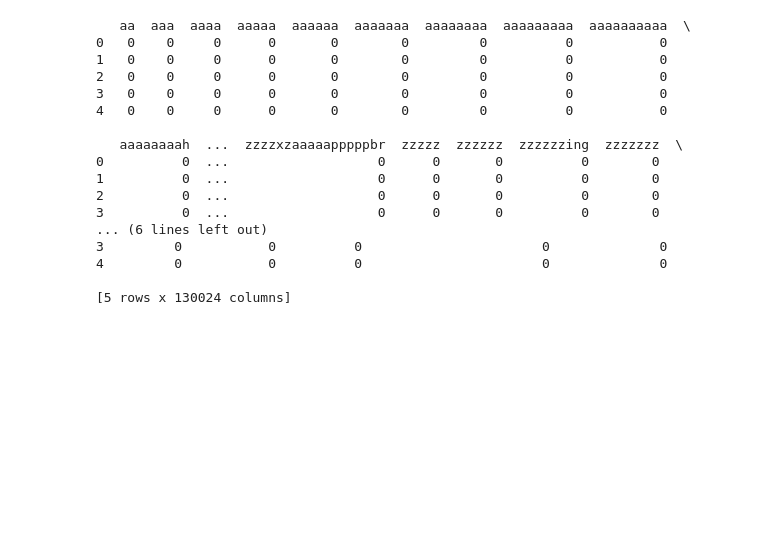
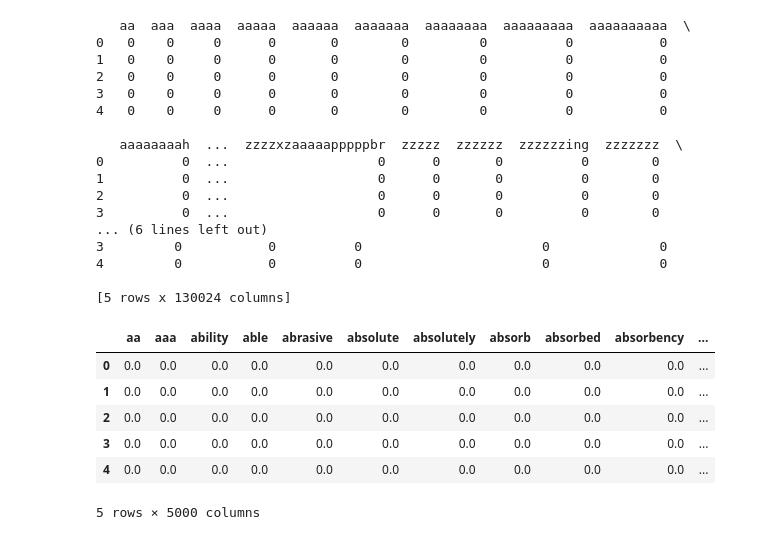
Before and after one commit to afscomercial/nlp, a Jupyter notebook: assigment1.ipynb, the cells around one changed output. Cells and saved outputs as stored; diff of their text form; code cells hidden in the pictures; blank space fills up the shorter version.

Commit message:
TfidfVectorizer

```diff
--- a/assigment1.ipynb
+++ b/assigment1.ipynb
@@ -334,16 +335,29 @@ print(bow_df.head())
 4         0           0          0                       0              0
 
 [5 rows x 130024 columns]
-# %%
-from sklearn.feature_extraction.text import TfidfVectorizer
-
-df['word_list_tfidf'] = df['clean_text'].apply(lambda x: x.split())
-
-all_words = df['word_list_tfidf'].sum()
-vectorizer = TfidfVectorizer()
-tfidf = vectorizer.fit_transform([' '.join(all_words)])
-
-words_tfidf = vectorizer.get_feature_names_out()
-
-tfidf_array = tfidf.toarray()
-print(tfidf)
+# %%
+from sklearn.feature_extraction.text import TfidfVectorizer
+
+# Vectorize the 'clean_text' column
+vectorizer = TfidfVectorizer(max_features=5000)
+tfidf = vectorizer.fit_transform(df['clean_text'].fillna(''))  # Fill NaN with empty strings to avoid errors
+
+# Get the words (features) from the vectorizer
+words_tfidf = vectorizer.get_feature_names_out()
+
+# Convert the TF-IDF matrix to an array
+tfidf_array = tfidf.toarray()
+
+# Create a DataFrame to visualize the TF-IDF scores for each document
+tfidf_df = pd.DataFrame(tfidf_array, columns=words_tfidf)
+
+# Display the first few rows of the TF-IDF matrix
+tfidf_df.head()
+# %% [output]
+|  | aa | aaa | ability | able | abrasive | absolute | absolutely | absorb | absorbed | absorbency | ... |
+| 0 | 0.0 | 0.0 | 0.0 | 0.0 | 0.0 | 0.0 | 0.0 | 0.0 | 0.0 | 0.0 | ... |
+| 1 | 0.0 | 0.0 | 0.0 | 0.0 | 0.0 | 0.0 | 0.0 | 0.0 | 0.0 | 0.0 | ... |
+| 2 | 0.0 | 0.0 | 0.0 | 0.0 | 0.0 | 0.0 | 0.0 | 0.0 | 0.0 | 0.0 | ... |
+| 3 | 0.0 | 0.0 | 0.0 | 0.0 | 0.0 | 0.0 | 0.0 | 0.0 | 0.0 | 0.0 | ... |
+| 4 | 0.0 | 0.0 | 0.0 | 0.0 | 0.0 | 0.0 | 0.0 | 0.0 | 0.0 | 0.0 | ... |
+5 rows × 5000 columns
```
Also changed, not shown: parts of 5 cells of this notebook.
